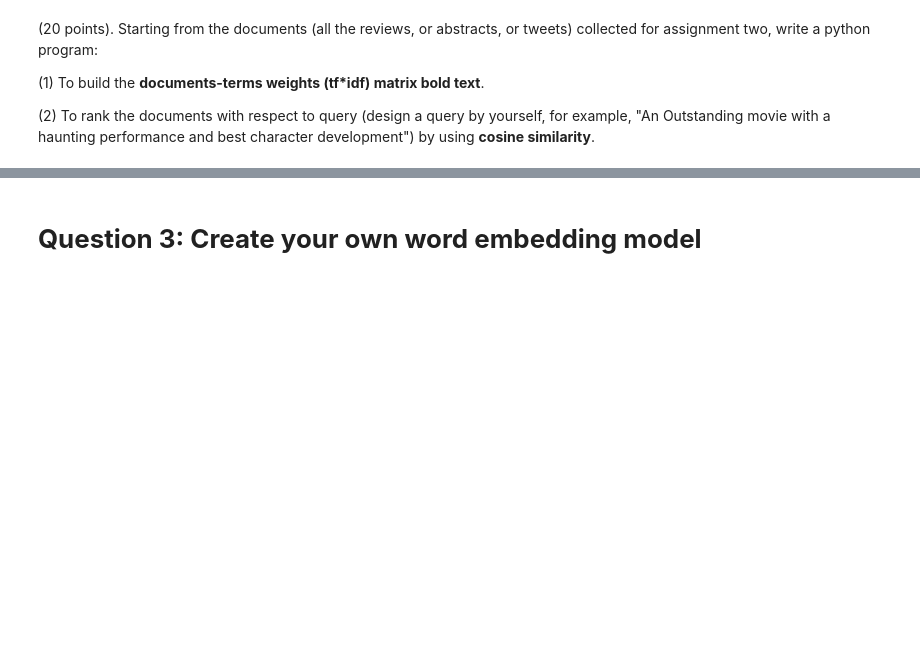
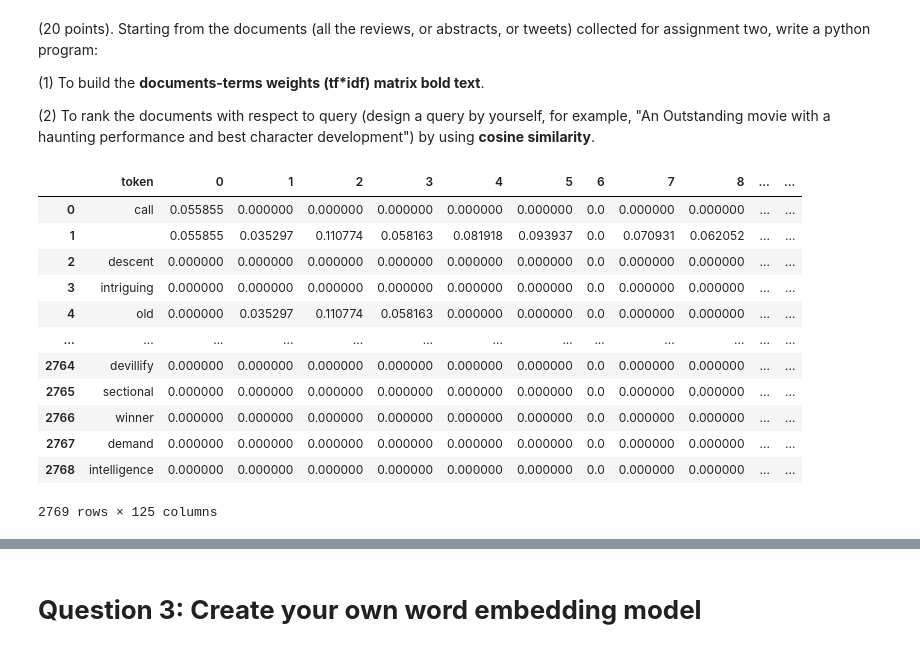
Before and after one commit to sravika-reddy12/Sravika-Reddy_INFO5731_Spring2023, a Jupyter notebook: Assignment Three.ipynb, the cells around one changed output, grey strips where cells are left out. Cells and saved outputs as stored; diff of their text form; code cells hidden in the pictures; blank space fills up the shorter version.

```diff
--- a/Assignment Three.ipynb
+++ b/Assignment Three.ipynb
@@ -141,0 +238,24 @@ frequency_dist
+# %%
+import nltk
+nltk.download('brown')
+#textblob
+from textblob import TextBlob
+noun_phrases = []
+freq = []
+#After Lemmatization
+#for loop
+for l in df['After Lemmatization']:
+  blob = TextBlob(l)
+  for nouns in blob.noun_phrases:
+    noun_phrases.append(nouns)
+#for loop
+for w in noun_phrases:
+  noun_p_freq = []
+  for line in df['After Lemmatization']:
+    noun_p_freq.append(line.count(w) / w_data.count(w))
+  freq.append(noun_p_freq)
+noun_phrases_df = pd.DataFrame(freq).T
+noun_phrases_df.columns = list(noun_phrases)
+noun_phrases_df.index = i1
+noun_phrases_df
+#After Lemmatization
@@ -148,27 +284,44 @@ frequency_dist
 
 (2) To rank the documents with respect to query (design a query by yourself, for example, "An Outstanding movie with a haunting performance and best character development") by using **cosine similarity**.
 # %%
-# Write your code here
-
-# Write your code here
+# enter your code
 import math
-def tf_idf_value(sentence,word):
-  size = len(sentence.split(" "))
-  tf_value = sentence.count(word)/size
+#importing math
+def tf_idf_value(s,w):
+  si = len(s.split(" "))
+  tf_value = s.count(w)/si
   idf_value = 0
+#if statement
   if(tf_value!=0):
-    idf_value = math.log(size)/sentence.count(word)
+    idf_value = math.log(si)/s.count(w)
+#else statement
   else:
     return 0;
   return tf_value*idf_value
-
+#return
+#Spelling Correction
 sentences = df["Spelling Correction"].values.tolist()
 tokens_list = set([j for i in sentences for j in i.split(" ")])
 tf_idf = pd.DataFrame(tokens_list,columns=["token"])
 count = 0
+#for statement
 for i in sentences:
   tf_idf[str(count)] = tf_idf["token"].apply(lambda x : tf_idf_value(i,x))
   count+=1
 
 tf_idf
+# %% [output]
+|  | token | 0 | 1 | 2 | 3 | 4 | 5 | 6 | 7 | 8 | ... | ... |
+| 0 | call | 0.055855 | 0.000000 | 0.000000 | 0.000000 | 0.000000 | 0.000000 | 0.0 | 0.000000 | 0.000000 | ... | ... |
+| 1 |  | 0.055855 | 0.035297 | 0.110774 | 0.058163 | 0.081918 | 0.093937 | 0.0 | 0.070931 | 0.062052 | ... | ... |
+| 2 | descent | 0.000000 | 0.000000 | 0.000000 | 0.000000 | 0.000000 | 0.000000 | 0.0 | 0.000000 | 0.000000 | ... | ... |
+| 3 | intriguing | 0.000000 | 0.000000 | 0.000000 | 0.000000 | 0.000000 | 0.000000 | 0.0 | 0.000000 | 0.000000 | ... | ... |
+| 4 | old | 0.000000 | 0.035297 | 0.110774 | 0.058163 | 0.000000 | 0.000000 | 0.0 | 0.000000 | 0.000000 | ... | ... |
+| ... | ... | ... | ... | ... | ... | ... | ... | ... | ... | ... | ... | ... |
+| 2764 | devillify | 0.000000 | 0.000000 | 0.000000 | 0.000000 | 0.000000 | 0.000000 | 0.0 | 0.000000 | 0.000000 | ... | ... |
+| 2765 | sectional | 0.000000 | 0.000000 | 0.000000 | 0.000000 | 0.000000 | 0.000000 | 0.0 | 0.000000 | 0.000000 | ... | ... |
+| 2766 | winner | 0.000000 | 0.000000 | 0.000000 | 0.000000 | 0.000000 | 0.000000 | 0.0 | 0.000000 | 0.000000 | ... | ... |
+| 2767 | demand | 0.000000 | 0.000000 | 0.000000 | 0.000000 | 0.000000 | 0.000000 | 0.0 | 0.000000 | 0.000000 | ... | ... |
+| 2768 | intelligence | 0.000000 | 0.000000 | 0.000000 | 0.000000 | 0.000000 | 0.000000 | 0.0 | 0.000000 | 0.000000 | ... | ... |
+2769 rows × 125 columns
 # %%
```
Also changed, not shown: parts of 41 cells of this notebook.
